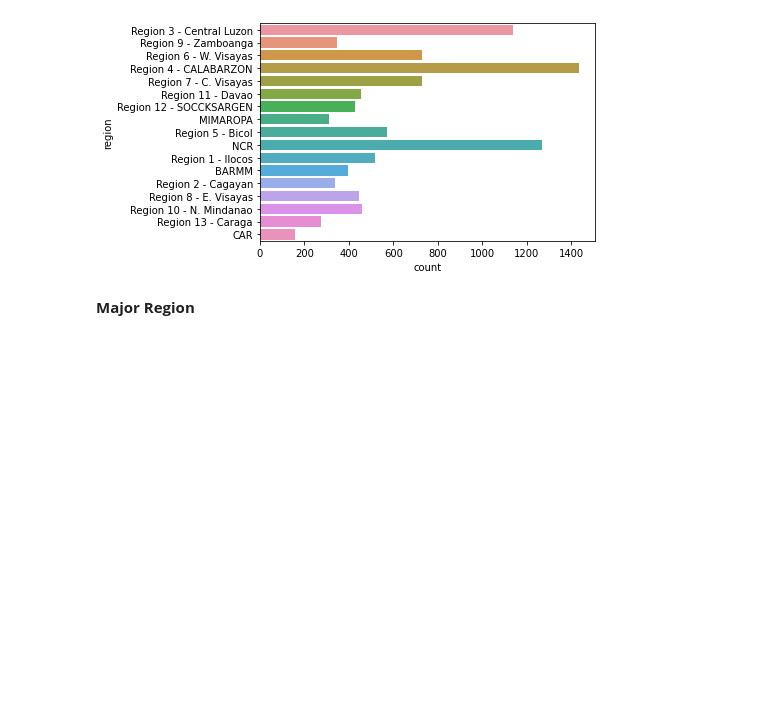
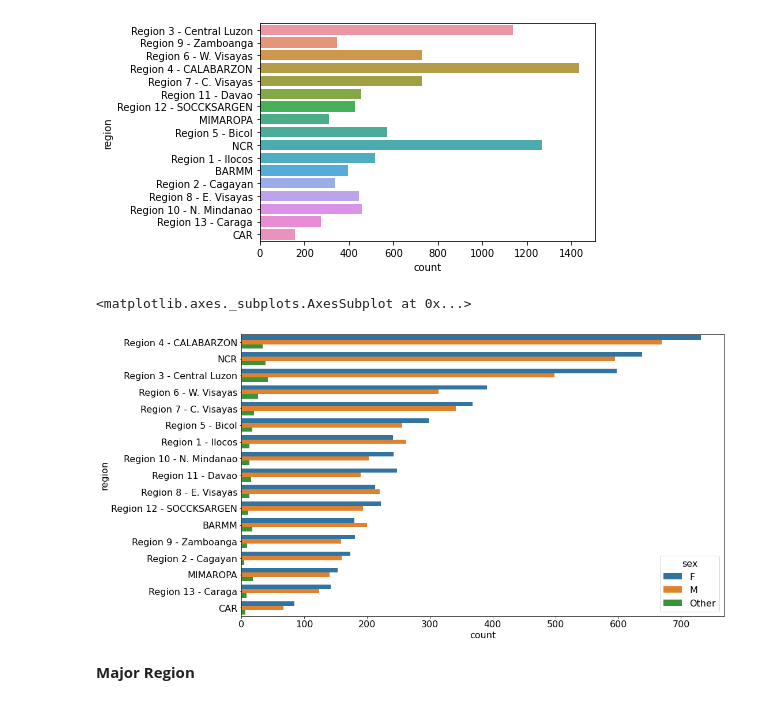
Before and after one commit to dgalian/FTW_B7, a Jupyter notebook: Feature Engineering/Feature_Engineering.ipynb, the cells around one changed output. Cells and saved outputs as stored; diff of their text form; code cells hidden in the pictures; blank space fills up the shorter version.

```diff
--- a/Feature Engineering/Feature_Engineering.ipynb
+++ b/Feature Engineering/Feature_Engineering.ipynb
@@ -273,6 +282,13 @@ sns.countplot(y='region',data=bookers)
 # %% [output]
 <matplotlib.axes._subplots.AxesSubplot at 0x...>
 [figure]
+# %%
+plt.rcParams["figure.figsize"] = (15,9)
+plt.rcParams['font.size'] = 16
+sns.countplot(data=bookers,y='region',hue='sex',order = bookers['region'].value_counts().index)
+# %% [output]
+<matplotlib.axes._subplots.AxesSubplot at 0x...>
+[figure, added]
 # %% [markdown]
 **Major Region**
 # %%
```
Also changed, not shown: parts of 12 cells of this notebook.
